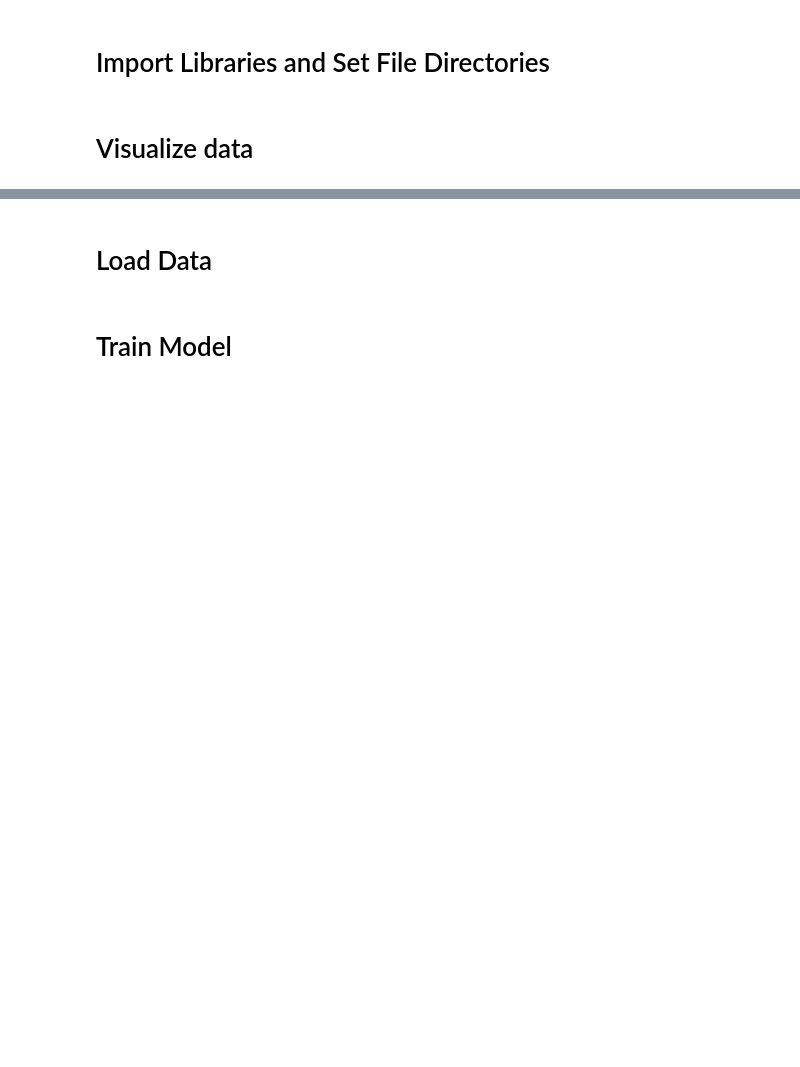
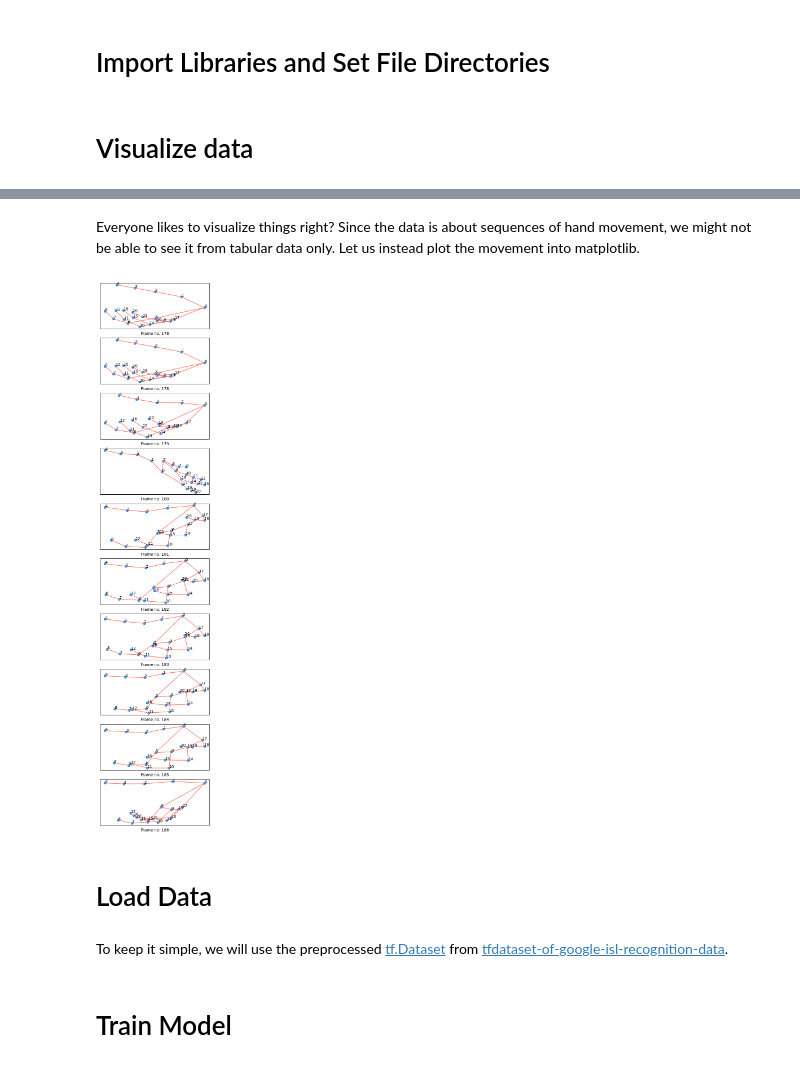
Before and after one commit to JvThunder/sign-language-classification, a Jupyter notebook: sign-language-classification.ipynb, the cells around one changed output, grey strips where cells are left out. Cells and saved outputs as stored; diff of their text form; code cells hidden in the pictures; blank space fills up the shorter version.

Commit message:
Kaggle Notebook | LSTM Baseline for Starters - Sign Language | Version 12

```diff
--- a/sign-language-classification.ipynb
+++ b/sign-language-classification.ipynb
@@ -43,37 +55,46 @@ sample.head()
+# %% [markdown]
+Everyone likes to visualize things right? Since the data is about sequences of hand movement, we might not be able to see it from tabular data only. Let us instead plot the movement into matplotlib.
 # %%
+# pick the left hand and right hand points
 sample_left_hand = sample[sample.type == "left_hand"]
 sample_right_hand = sample[sample.type == "right_hand"]
+
+# edges that represents the hand edges
 edges = [(0,1),(1,2),(2,3),(3,4),(0,5),(0,17),(5,6),(6,7),(7,8),(5,9),(9,10),(10,11),(11,12),
          (9,13),(13,14),(14,15),(15,16),(13,17),(17,18),(18,19),(19,20)]
 
+# plotting a single frame into matplotlib
 def plot_frame(df, frame_id, ax):
     df = df[df.frame == frame_id].sort_values(['landmark_index'])
     x = list(df.x)
     y = list(df.y)
 
+    # plotting the points
     ax.scatter(df.x, df.y, color='dodgerblue')
     for i in range(len(x)):
         ax.text(x[i], y[i], str(i))
 
+    # plotting the edges that represents the hand
     for edge in edges:
         ax.plot([x[edge[0]], x[edge[1]]], [y[edge[0]], y[edge[1]]], color='salmon')
         ax.set_xlabel(f"Frame no. {frame_id}")
         ax.set_xticks([])
         ax.set_yticks([])
         ax.set_xticklabels([])
         ax.set_yticklabels([])
 
-
+# plotting the multiple frames
 def plot_frame_seq(df, frame_range, n_frames):
     frames = np.linspace(frame_range[0],frame_range[1],n_frames, dtype = int, endpoint=True)
     fig, ax = plt.subplots(n_frames, 1, figsize=(5,25))
     for i in range(n_frames):
         plot_frame(df, frames[i], ax[i])
 
     plt.show()
 
-
-plot_frame_seq(sample_left_hand, (178,186), 5)
+plot_frame_seq(sample_left_hand, (178,186), 10)
+# %% [output]
+[figure, added]
 # %% [markdown]
 <a id="section-three"></a>
 # Load Data
@@ -85,6 +106,8 @@ DS_CARDINALITY = 185
 VAL_SIZE  = 20
 N_SIGNS = 250
 ROWS_PER_FRAME = 543
+# %% [markdown]
+To keep it simple, we will use the preprocessed [tf.Dataset](https://www.tensorflow.org/api_docs/python/tf/data/Dataset) from [tfdataset-of-google-isl-recognition-data](https://www.kaggle.com/datasets/aapokossi/saved-tfdataset-of-google-isl-recognition-data).
 # %%
 def preprocess(ragged_batch, labels):
     ragged_batch = tf.gather(ragged_batch, LANDMARK_IDX, axis=2)
```
Also changed, not shown: parts of 15 cells of this notebook.
